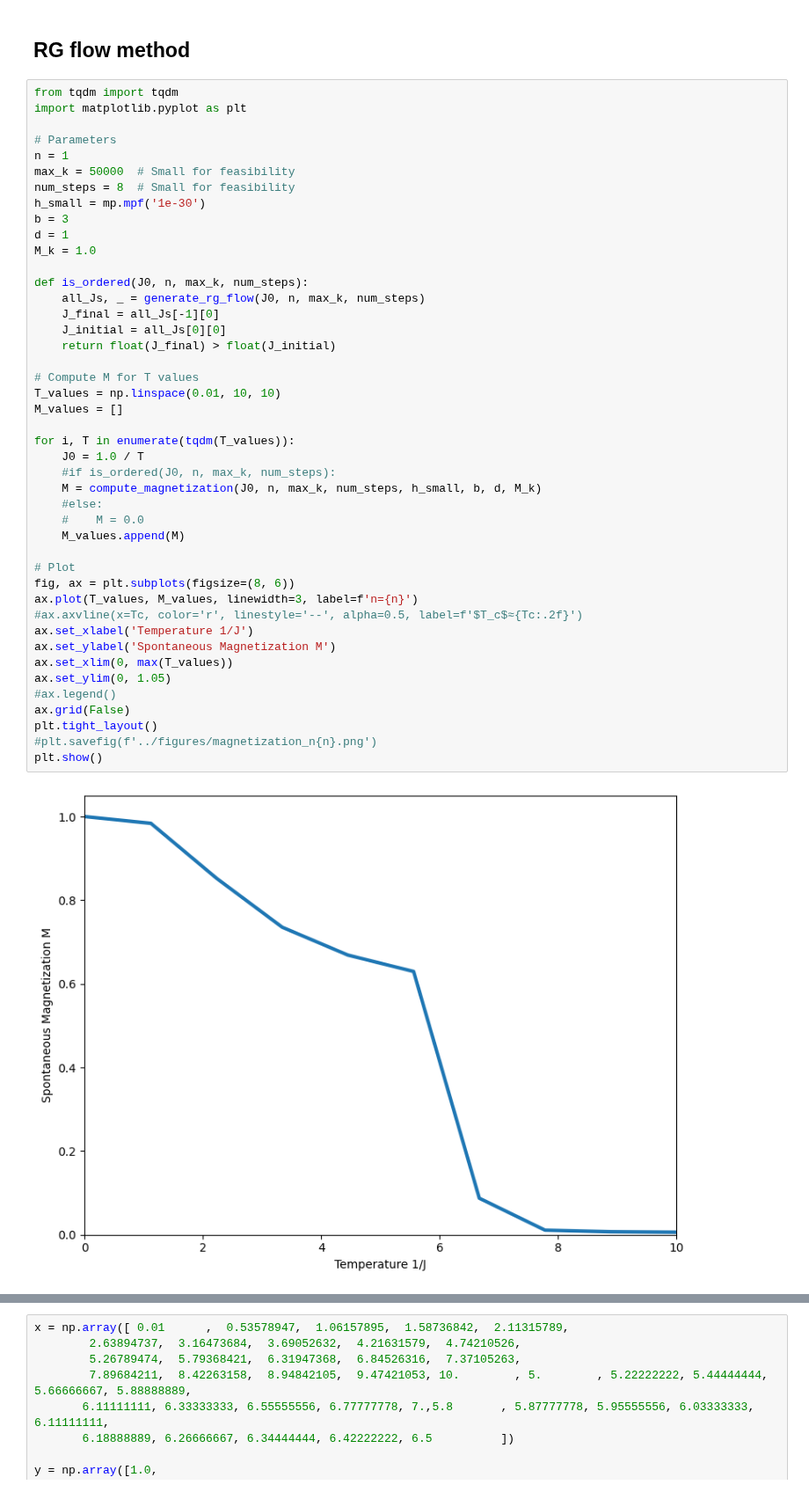
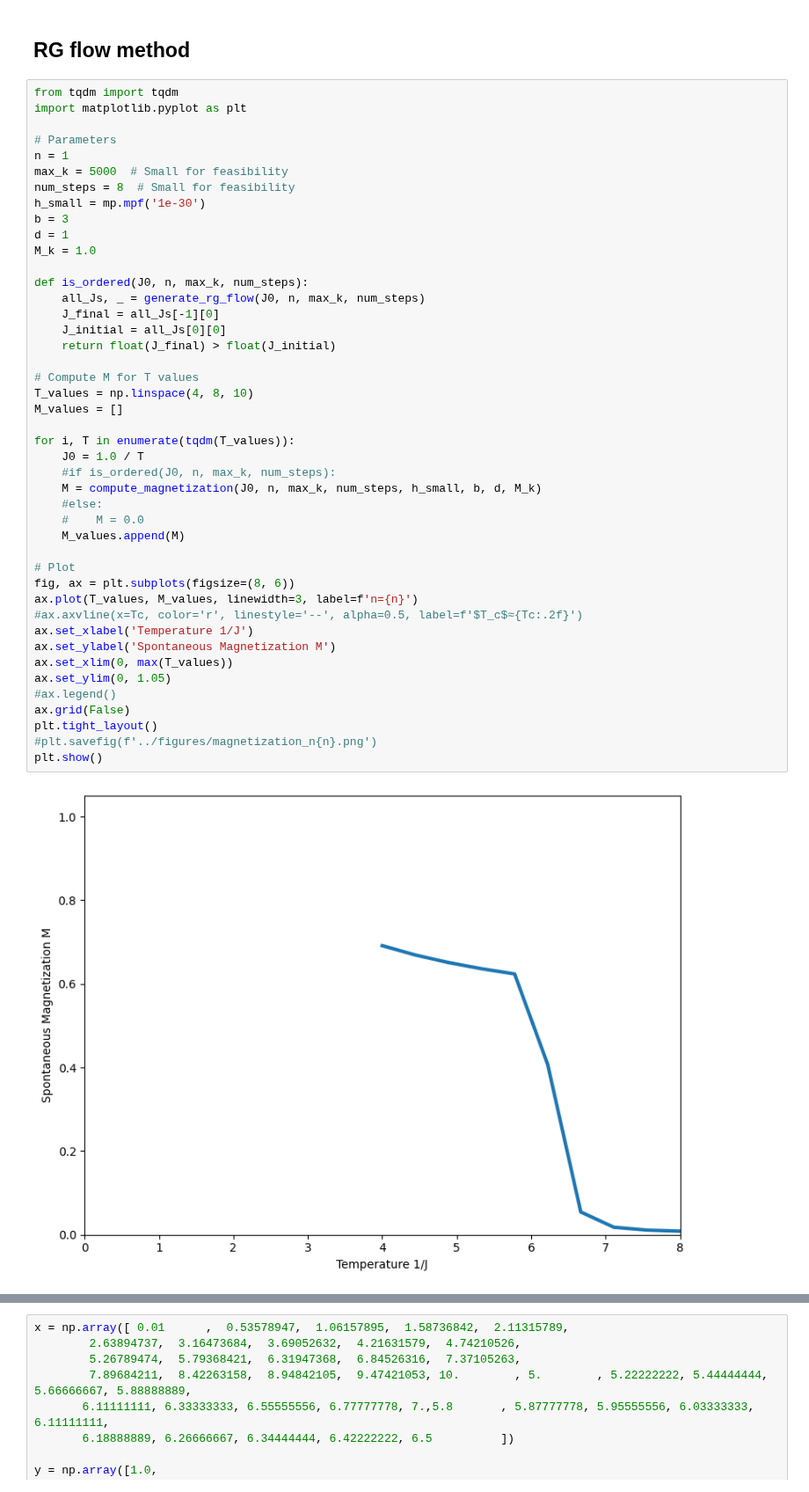
Before and after one commit to erbilcanartun/long-range-ising-chain, a Jupyter notebook: notebooks/magnetic_field.ipynb, the cells around one changed output, grey strips where cells are left out. Shown at 88% size. Cells and saved outputs as stored; diff of their text form.

```diff
--- a/notebooks/magnetic_field.ipynb
+++ b/notebooks/magnetic_field.ipynb
@@ -667,7 +667,7 @@ import matplotlib.pyplot as plt
 
 # Parameters
 n = 1
-max_k = 50000  # Small for feasibility
+max_k = 5000  # Small for feasibility
 num_steps = 8  # Small for feasibility
 h_small = mp.mpf('1e-30')
 b = 3
@@ -678,35 +678,35 @@ def is_ordered(J0, n, max_k, num_steps):
     all_Js, _ = generate_rg_flow(J0, n, max_k, num_steps)
     J_final = all_Js[-1][0]
     J_initial = all_Js[0][0]
     return float(J_final) > float(J_initial)
 
 # Compute M for T values
-T_values = np.linspace(0.01, 10, 10)
+T_values = np.linspace(4, 8, 10)
 M_values = []
 
 for i, T in enumerate(tqdm(T_values)):
     J0 = 1.0 / T
     #if is_ordered(J0, n, max_k, num_steps):
     M = compute_magnetization(J0, n, max_k, num_steps, h_small, b, d, M_k)
     #else:
     #    M = 0.0
     M_values.append(M)
 
 # Plot
 fig, ax = plt.subplots(figsize=(8, 6))
 ax.plot(T_values, M_values, linewidth=3, label=f'n={n}')
 #ax.axvline(x=Tc, color='r', linestyle='--', alpha=0.5, label=f'$T_c$≈{Tc:.2f}')
 ax.set_xlabel('Temperature 1/J')
 ax.set_ylabel('Spontaneous Magnetization M')
 ax.set_xlim(0, max(T_values))
 ax.set_ylim(0, 1.05)
 #ax.legend()
 ax.grid(False)
 plt.tight_layout()
 #plt.savefig(f'../figures/magnetization_n{n}.png')
 plt.show()
 # %% [output]
-[figure, old version]
+[figure, new version]
 # %%
 # Plot
 fig, ax = plt.subplots(figsize=(8, 6))
```
Also changed, not shown: parts of 1 cell of this notebook, 1 other file.
